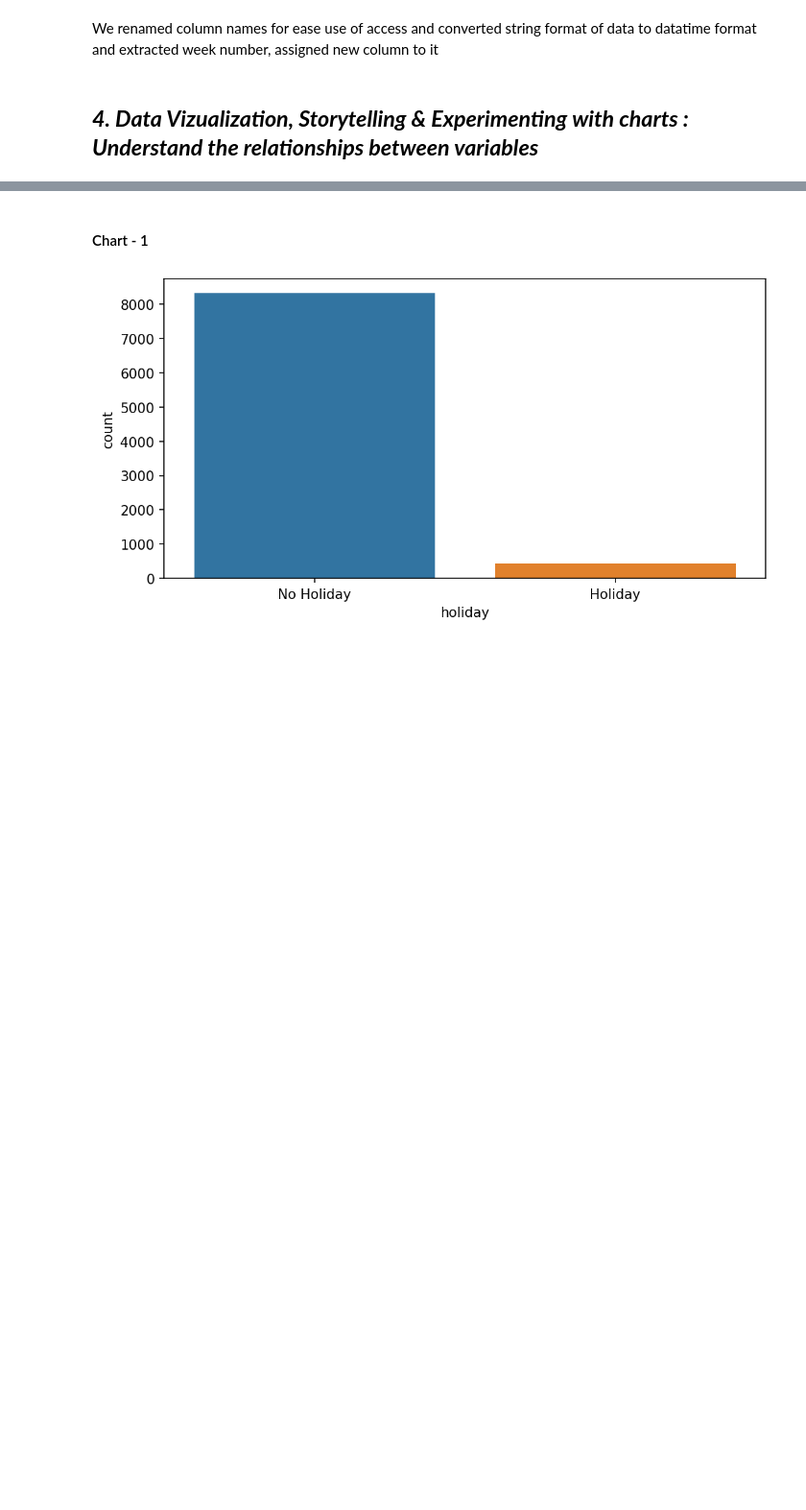
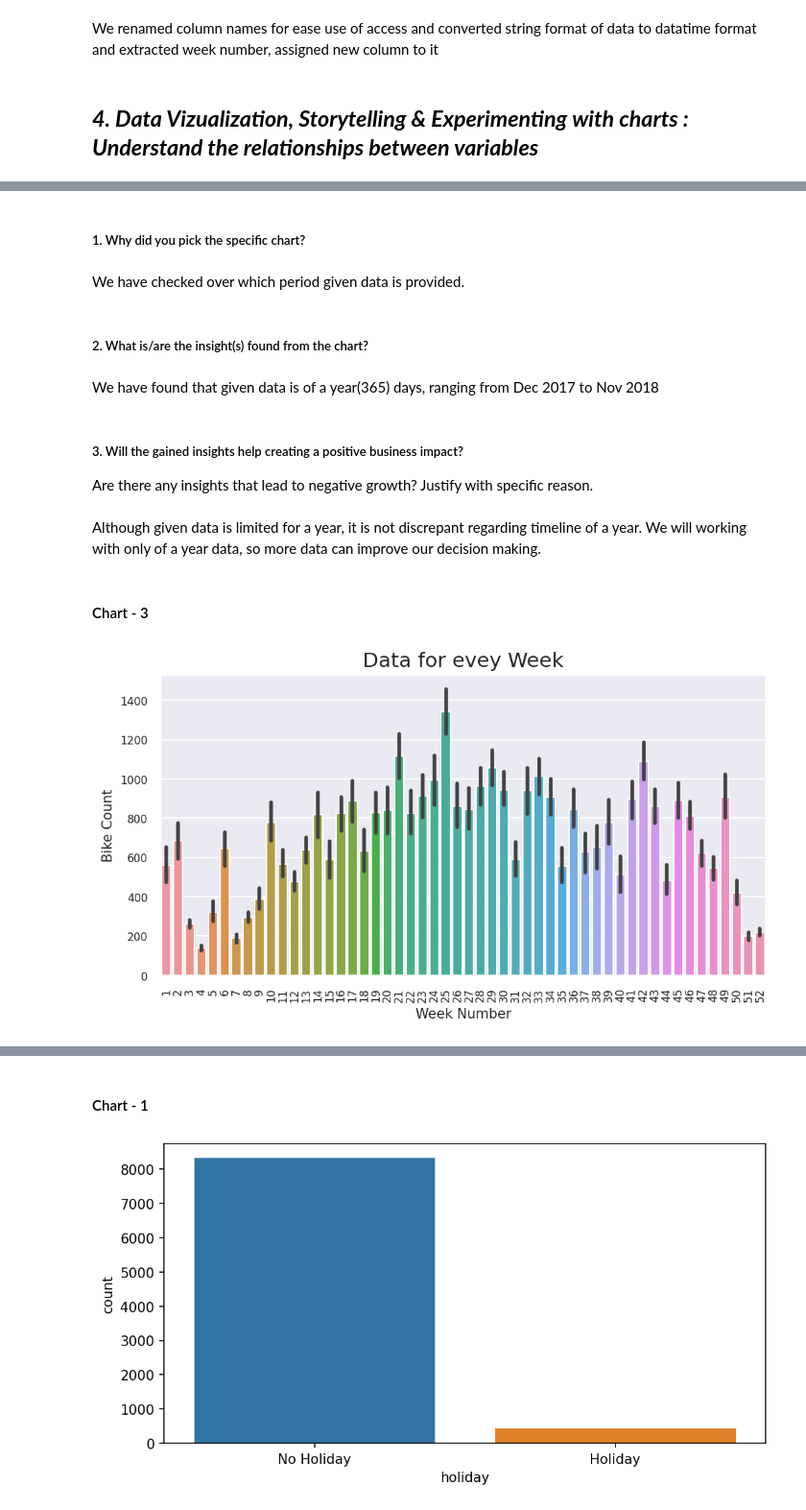
Before and after one commit to aravind-dasarapu/Bike_Sharing_Demand, a Jupyter notebook: Bike_Sharing_Demand.ipynb, the cells around one changed output, grey strips where cells are left out. Shown at 96% size. Cells and saved outputs as stored; diff of their text form; code cells hidden in the pictures; blank space fills up the shorter version.

```diff
--- a/Bike_Sharing_Demand.ipynb
+++ b/Bike_Sharing_Demand.ipynb
@@ -225,0 +486,26 @@ We renamed column names for ease use of access and converted string format of da
+# %% [markdown]
+##### 1. Why did you pick the specific chart?
+# %% [markdown]
+We have checked over which period given data is provided.
+# %% [markdown]
+##### 2. What is/are the insight(s) found from the chart?
+# %% [markdown]
+We have found that given data is of a year(365) days, ranging from Dec 2017 to Nov 2018
+# %% [markdown]
+##### 3. Will the gained insights help creating a positive business impact?
+Are there any insights that lead to negative growth? Justify with specific reason.
+# %% [markdown]
+Although given data is limited for a year, it is not discrepant regarding timeline of a year. We will working with only of a year data, so more data can improve our decision making.
+# %% [markdown]
+#### Chart - 3
+# %%
+plt.figure(figsize=(8,4), dpi=150)
+w = sns.barplot( data = bike_df, x = 'weeknumber', y = 'bike_count')
+w.axes.set_title('Data for evey Week', fontsize = 15)
+w.set_xlabel('Week Number', fontsize = 10)
+w.set_ylabel('Bike Count', fontsize = 10)
+w.tick_params(labelsize = 8)
+plt.xticks(rotation = 90)
+plt.show()
+# %% [output]
+[figure, added]
```
Also changed, not shown: parts of 287 cells of this notebook.
